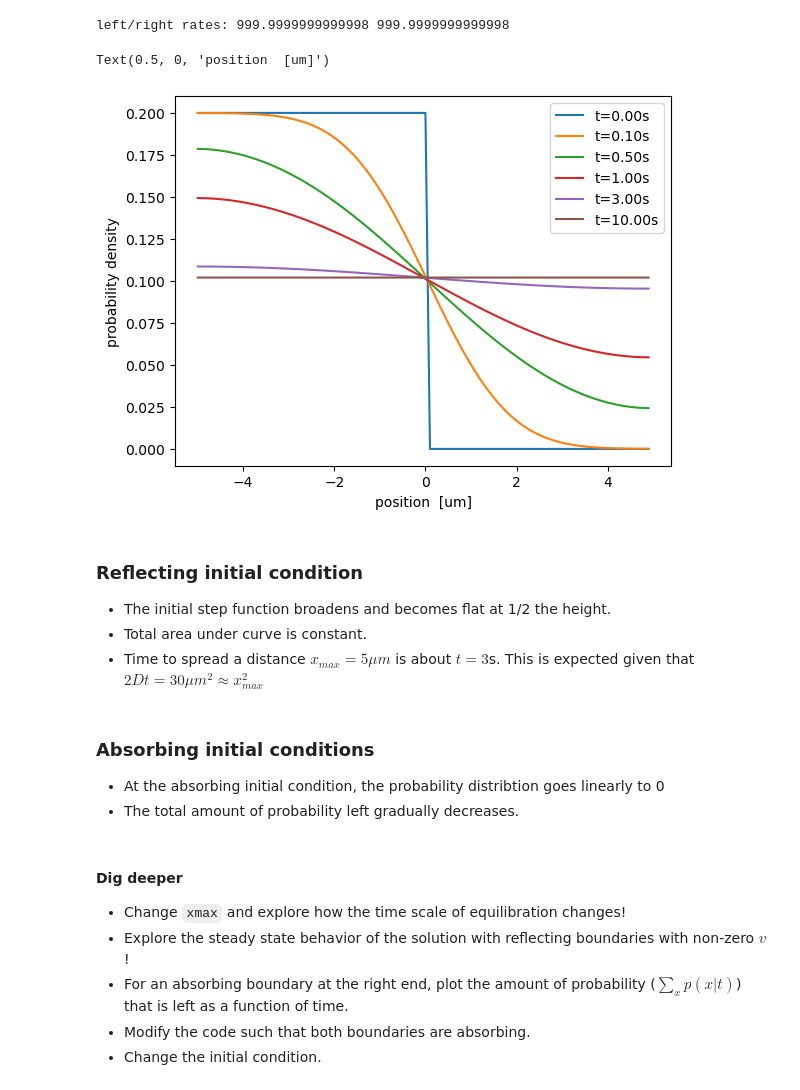
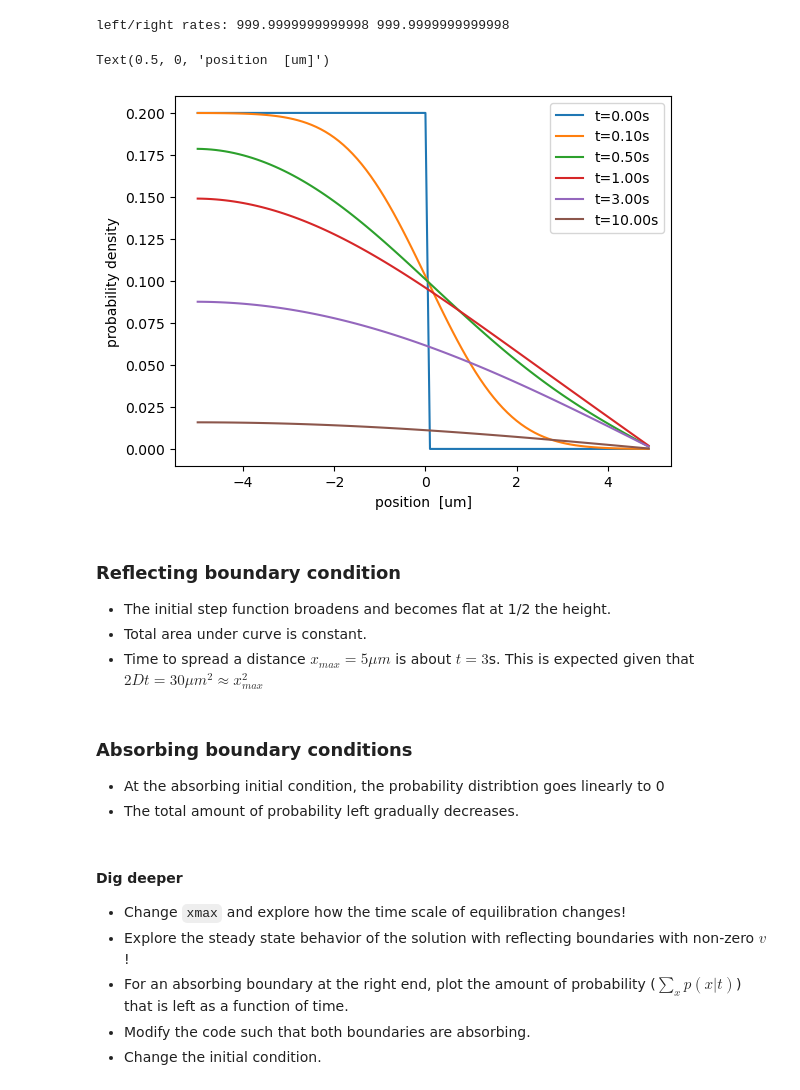
Before and after one commit to neherlab/PoL1-course-materials, a Jupyter notebook: notebooks/lecture04c_BoundaryAndInitialConditions.ipynb, the cells around one changed output. Drawn from its saved outputs; the diff is of its cells as text; code cells hidden in the pictures.

```diff
--- a/notebooks/lecture04c_BoundaryAndInitialConditions.ipynb
+++ b/notebooks/lecture04c_BoundaryAndInitialConditions.ipynb
@@ -38,8 +38,8 @@ def dpdt(p, r, l):
     dp[0] += l*p[1] - r*p[0]     # reflecting boundary (only right jump at xmin)
     # COMMENT OUT ONE OR THE OTHER OF THE FOLLOWING LINES
     # TO SWITCH BETWEEN ABSORBING OR REFLECTING BOUNDARY CONDITIONS
-    dp[-1] += r*p[-2] - l*p[-1]  # reflecting boundary (only left jump at xmax)
-    # dp[-1] += r*p[-2] - (r+l)*p[-1]  # absorbing boundary (left AND right jump at xmax)
+    #dp[-1] += r*p[-2] - l*p[-1]  # reflecting boundary (only left jump at xmax)
+    dp[-1] += r*p[-2] - (r+l)*p[-1]  # absorbing boundary (left AND right jump at xmax)
     return dp
 
 # define parameters and left/right hopping rates
@@ -47,42 +47,42 @@ D = 10       # um^2/s
 v = 0.0
 dx = 0.1    # if dx is too small, numerical solution is unstable
 dt = 0.0002  # if dt is too large, numerical solution is unstable
 
 r = D/dx**2 + v/dx/2
 l = D/dx**2 - v/dx/2
 print("left/right rates:", r, l)
 
 # set up the initial condition
 xmax = 5    # um
 x = np.arange(-xmax,xmax,dx)
 p = np.zeros_like(x)
 p[x<0] = 1/xmax   # density 1/xmax for x<0, density 0 for x>0
 
 # solve the equation using the forward Euler method
 tmax = 1
 t=0
 for tmax in [0,0.1, 0.5, 1,3, 10]:
     while t<tmax:
         p += dt*dpdt(p, r, l)
         t += dt
     # plot the result
     plt.plot(x,p, label=f"t={t:1.2f}s")
 
 plt.legend()
 plt.ylabel('probability density')
 plt.xlabel('position  [um]')
 # %% [output]
 left/right rates: 999.9999999999998 999.9999999999998
 Text(0.5, 0, 'position  [um]')
-[figure, old version]
+[figure, new version]
 # %% [markdown]
-### Reflecting initial condition
+### Reflecting boundary condition
 
  * The initial step function broadens and becomes flat at 1/2 the height.
  * Total area under curve is constant.
  * Time to spread a distance $x_{max} = 5\mu m$ is about $t=3$s. This is expected given that $2Dt = 30\mu m^2 \approx x_{max}^2$
 # %% [markdown]
-### Absorbing initial conditions
+### Absorbing boundary conditions
 
  * At the absorbing initial condition, the probability distribtion goes linearly to 0
  * The total amount of probability left gradually decreases.
```
Also changed, not shown: 9 other files.
